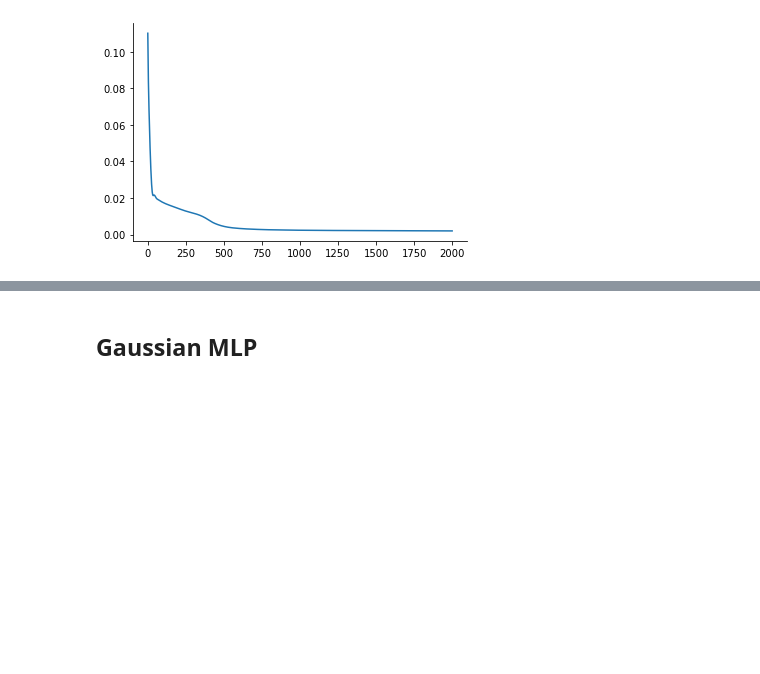
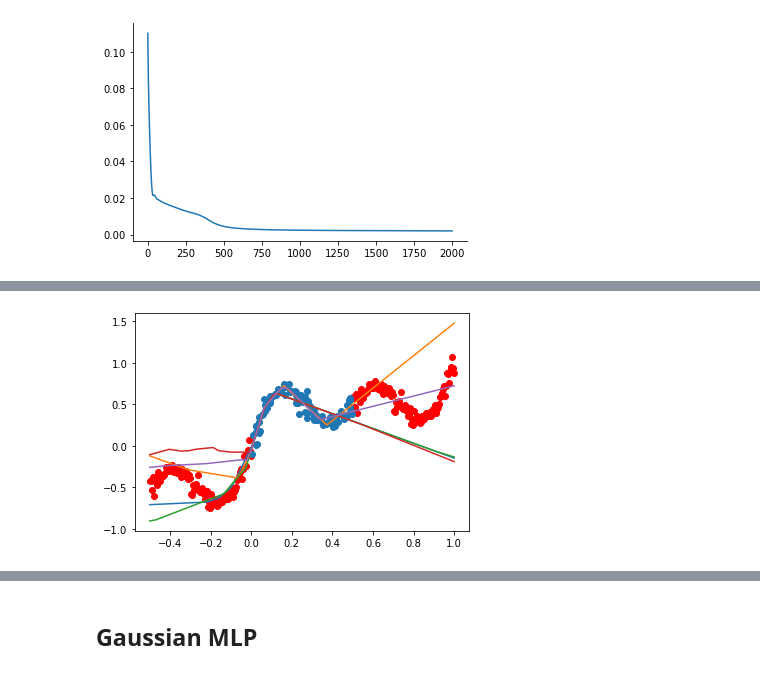
Before and after one commit to nipunbatra/bnn-zoo, a Jupyter notebook: notebooks/regression/DeepEnsemble_SinData.ipynb, the cells around one changed output, grey strips where cells are left out. Cells and saved outputs as stored; diff of their text form; code cells hidden in the pictures; blank space fills up the shorter version.

```diff
--- a/notebooks/regression/DeepEnsemble_SinData.ipynb
+++ b/notebooks/regression/DeepEnsemble_SinData.ipynb
@@ -68,0 +93,8 @@ plt.scatter(x_stack,y_stack)
+# %%
+plt.scatter(x_test_1,y_test_1,color='red')
+plt.scatter(x_test_2,y_test_2,color='red')
+plt.scatter(X,Y)
+for i in range(5):
+    plt.plot(x_stack,y_hat_list[i])
+# %% [output]
+[figure, added]
```
Also changed, not shown: parts of 12 cells of this notebook, 3 other files.
